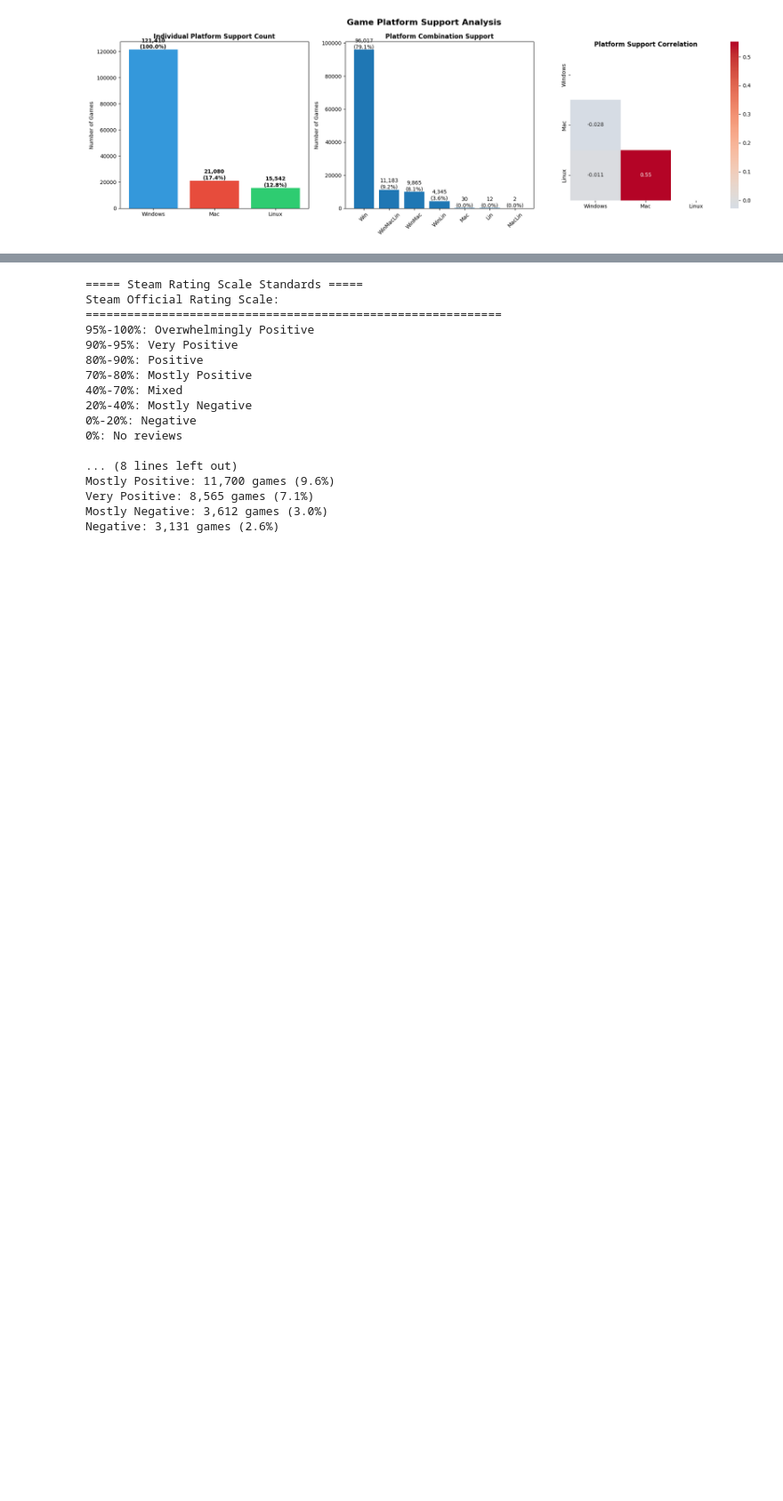
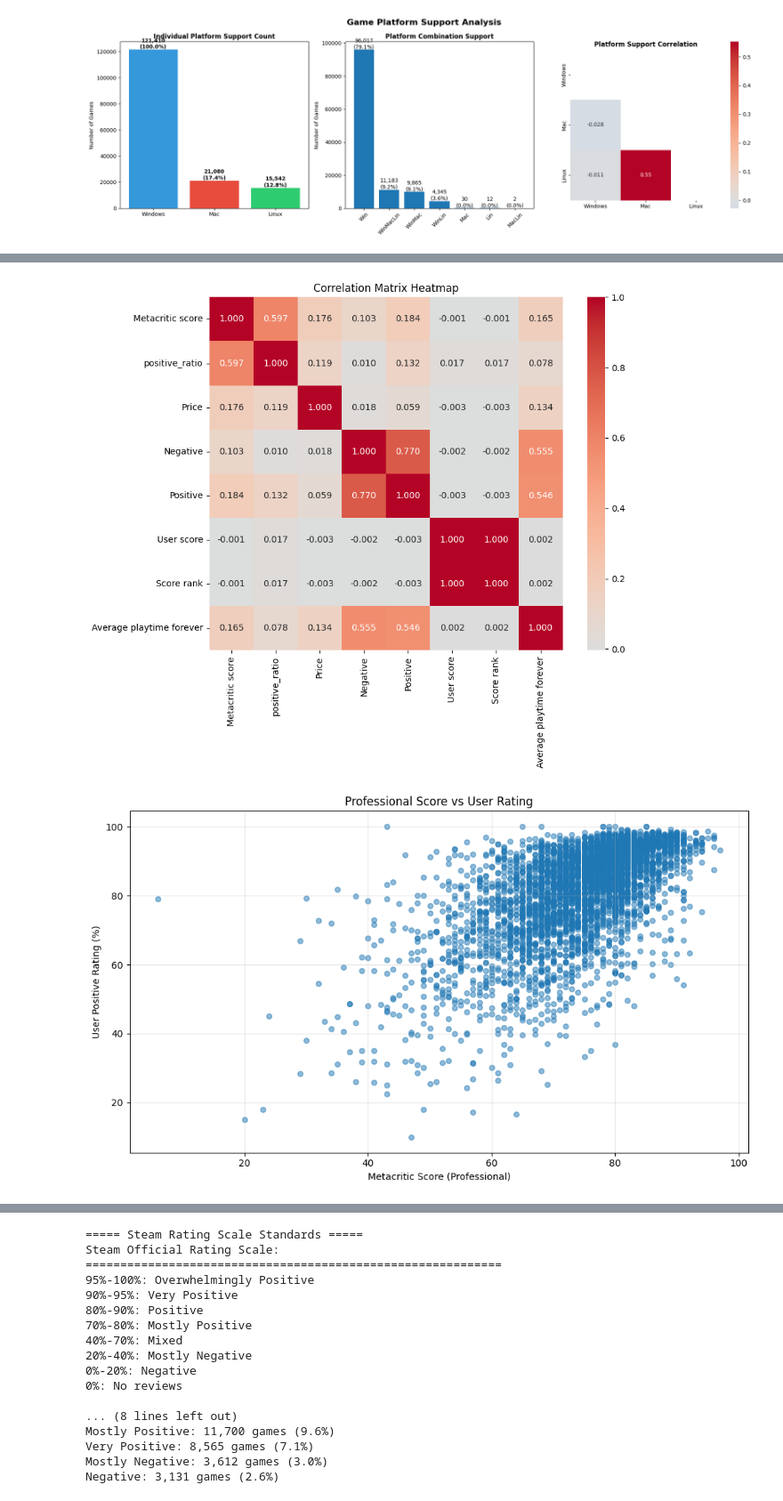
Before and after one commit to Thethomasbutnottheleast/Steam-Analyse, a Jupyter notebook: stream_python.ipynb, the cells around one changed output, grey strips where cells are left out. Shown at 89% size. Drawn from its saved outputs; the diff is of its cells as text; code cells hidden in the pictures; blank space fills up the shorter version.

```diff
--- a/stream_python.ipynb
+++ b/stream_python.ipynb
@@ -819,0 +679,37 @@ Date parsing success rate: 100.00%
+# %%
+# 1. Correlation between user ratings and professional scores
+df_metacritic['total_reviews'] = df_metacritic['Positive'] + df_metacritic['Negative']
+df_metacritic['positive_ratio'] = df_metacritic['Positive'] / df_metacritic['total_reviews']
+df_metacritic['Score rank'] = df_metacritic['Score rank'].fillna(0)
+
+# Calculate correlation coefficients
+correlation_matrix = df_metacritic[['Metacritic score', 'positive_ratio', 'Price',
+                                   'Negative', 'Positive', 'User score', 'Score rank', 'Average playtime forever']].corr()
+
+# Visualize correlation matrix
+plt.figure(figsize=(10, 8))
+sns.heatmap(correlation_matrix, annot=True, cmap='coolwarm', center=0,
+            square=True, fmt='.3f')
+plt.title('Correlation Matrix Heatmap')
+plt.tight_layout()
+plt.show()
+
+# 2. Professional score vs user rating scatter plot
+plt.figure(figsize=(10, 6))
+plt.scatter(df_metacritic['Metacritic score'], df_metacritic['positive_ratio']*100,
+            alpha=0.5, s=30)
+plt.xlabel('Metacritic Score (Professional)')
+plt.ylabel('User Positive Rating (%)')
+plt.title('Professional Score vs User Rating')
+plt.grid(True, alpha=0.3)
+
+# Add trend line
+z = np.polyfit(df_metacritic['Metacritic score'], df_metacritic['positive_ratio']*100, 1)
+p = np.poly1d(z)
+plt.plot(df_metacritic['Metacritic score'], p(df_metacritic['Metacritic score']), "r--", alpha=0.8)
+
+plt.tight_layout()
+plt.show()
+# %% [output]
+[figure, added]
+[figure, added]
```
Also changed, not shown: parts of 14 cells of this notebook.
